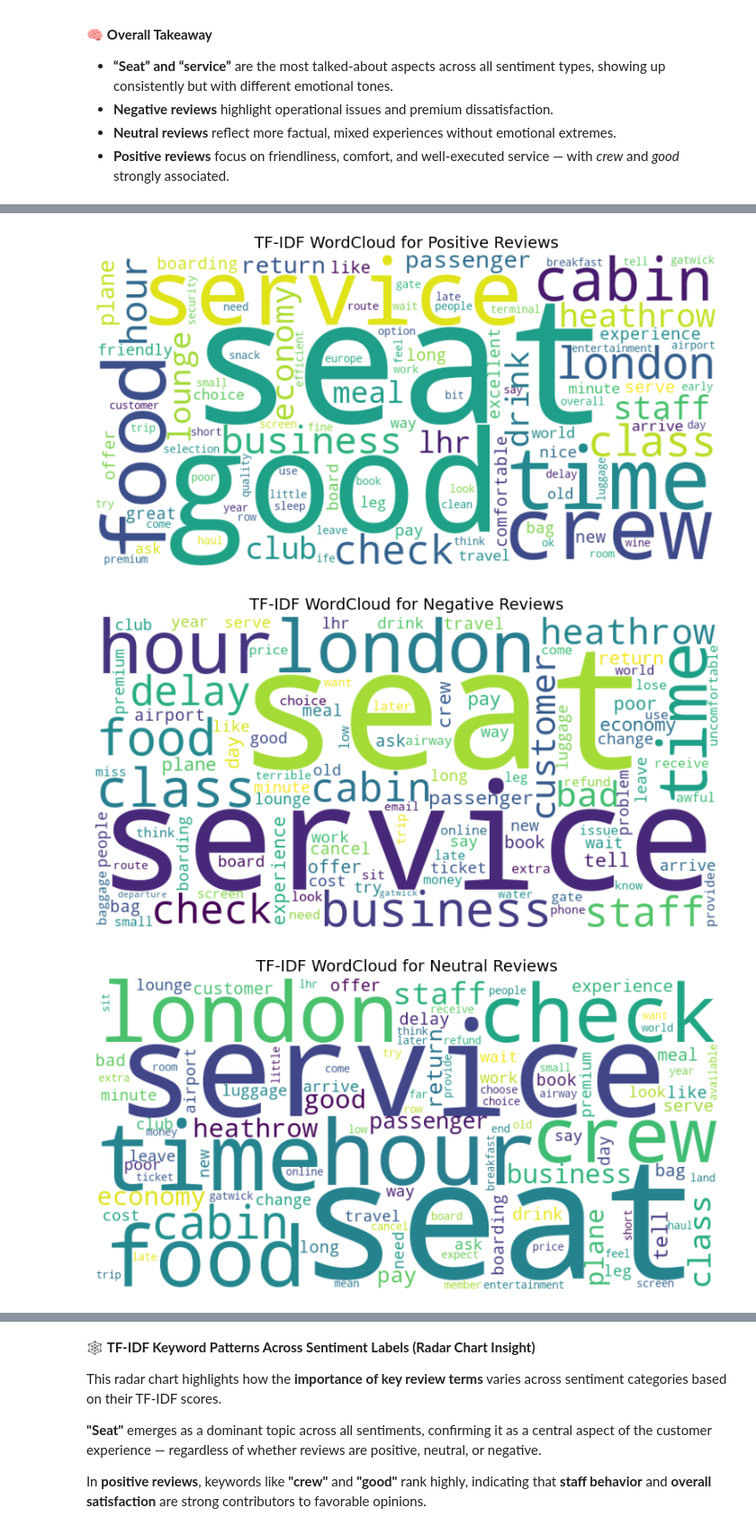
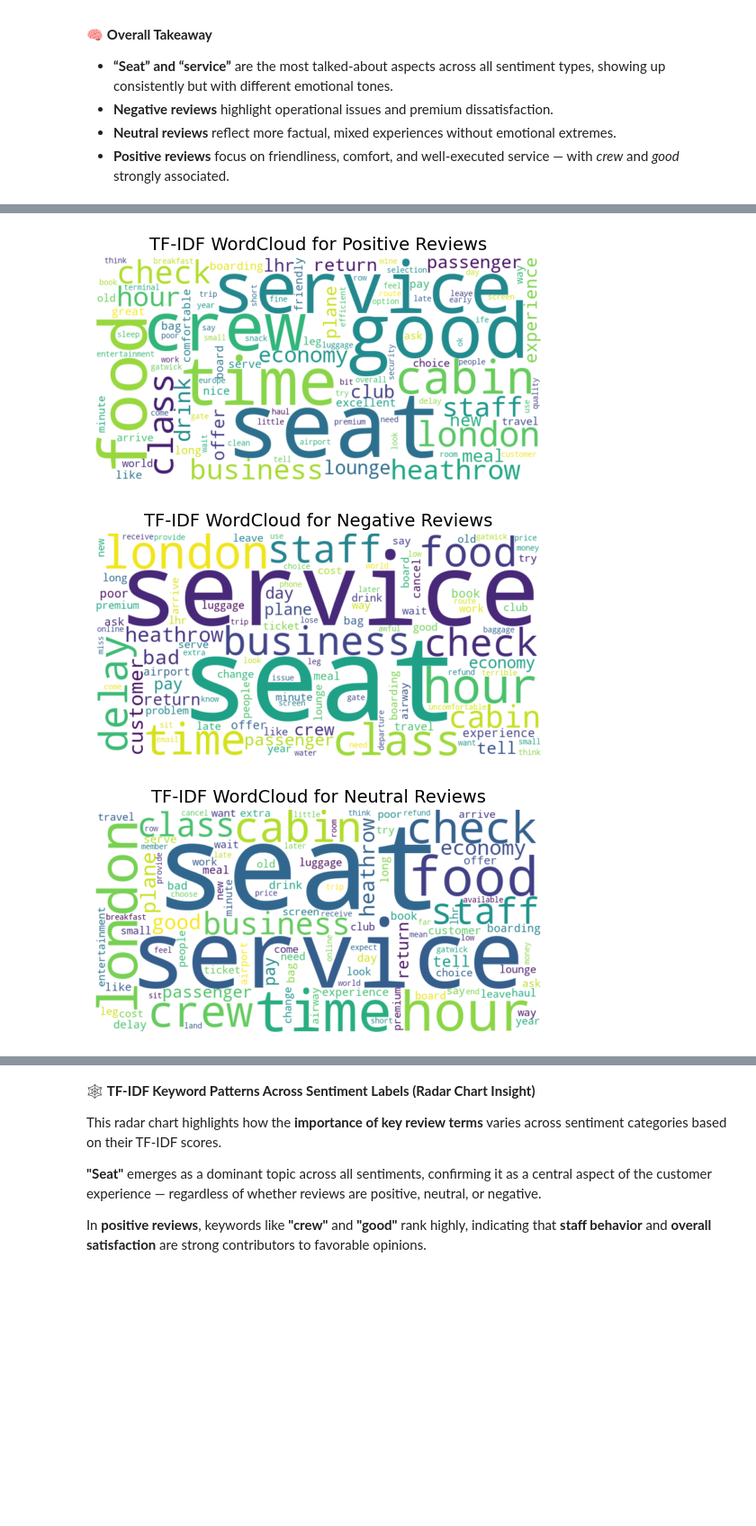
Before and after one commit to kofoworola-e/forage_virtual_internship, a Jupyter notebook: British_Airways_Forage/Task_0/reviews_analysis.ipynb, the cells around one changed output, grey strips where cells are left out. Shown at 90% size. Drawn from its saved outputs; the diff is of its cells as text; code cells hidden in the pictures; blank space fills up the shorter version.

```diff
--- a/British_Airways_Forage/Task_0/reviews_analysis.ipynb
+++ b/British_Airways_Forage/Task_0/reviews_analysis.ipynb
@@ -845,26 +947,25 @@ In contrast, positive reviews were rich with affirmations like **"good"**, **"cr
 # %%
 # Function to plot TF-IDF word cloud for a given sentiment label
 def plot_tfidf_wordcloud(sentiment_label, max_words=100):
     tfidf_scores = tfidf_df.loc[sentiment_label]
     word_freq = tfidf_scores.sort_values(ascending=False).to_dict()
 
     wordcloud = WordCloud(width=800, height=400, background_color='white',
                           max_words=max_words).generate_from_frequencies(word_freq)
 
-    plt.figure(figsize=(10, 5))
     plt.imshow(wordcloud, interpolation='bilinear')
     plt.axis('off')
     plt.title(f"TF-IDF WordCloud for {sentiment_label} Reviews", fontsize=14)
     plt.show()
 
 # Plot TF-IDF word clouds for each sentiment category
 plot_tfidf_wordcloud("Positive")
 plot_tfidf_wordcloud("Negative")
 plot_tfidf_wordcloud("Neutral")
 # %% [output]
-[figure, old version]
+[figure, new version]
-[figure, old version]
+[figure, new version]
-[figure, old version]
+[figure, new version]
 # %%
 # Step 1: Select common or top words across all sentiments
 # Here, we select top from each and take the union
```
Also changed, not shown: parts of 18 cells of this notebook, 1 other file.
